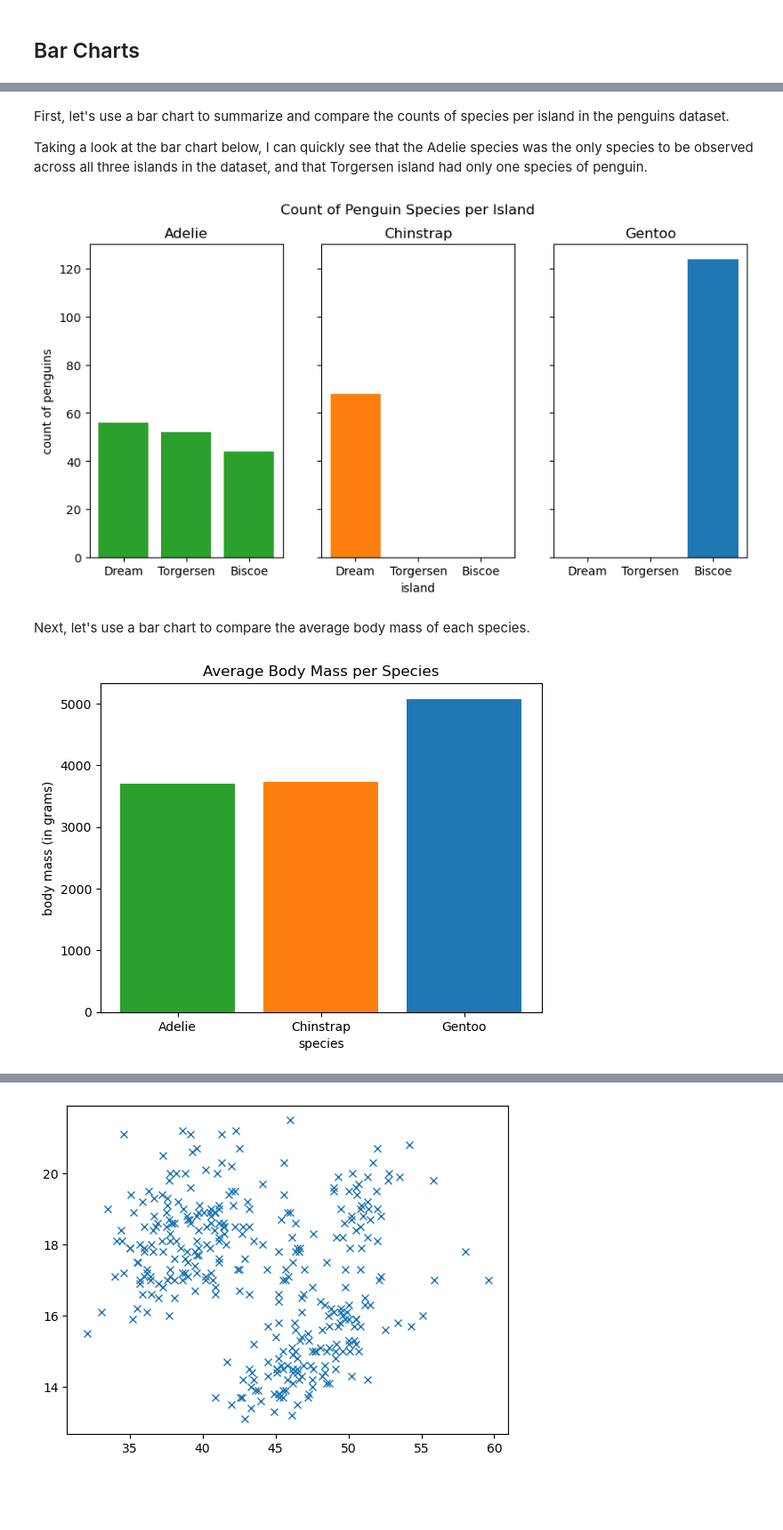
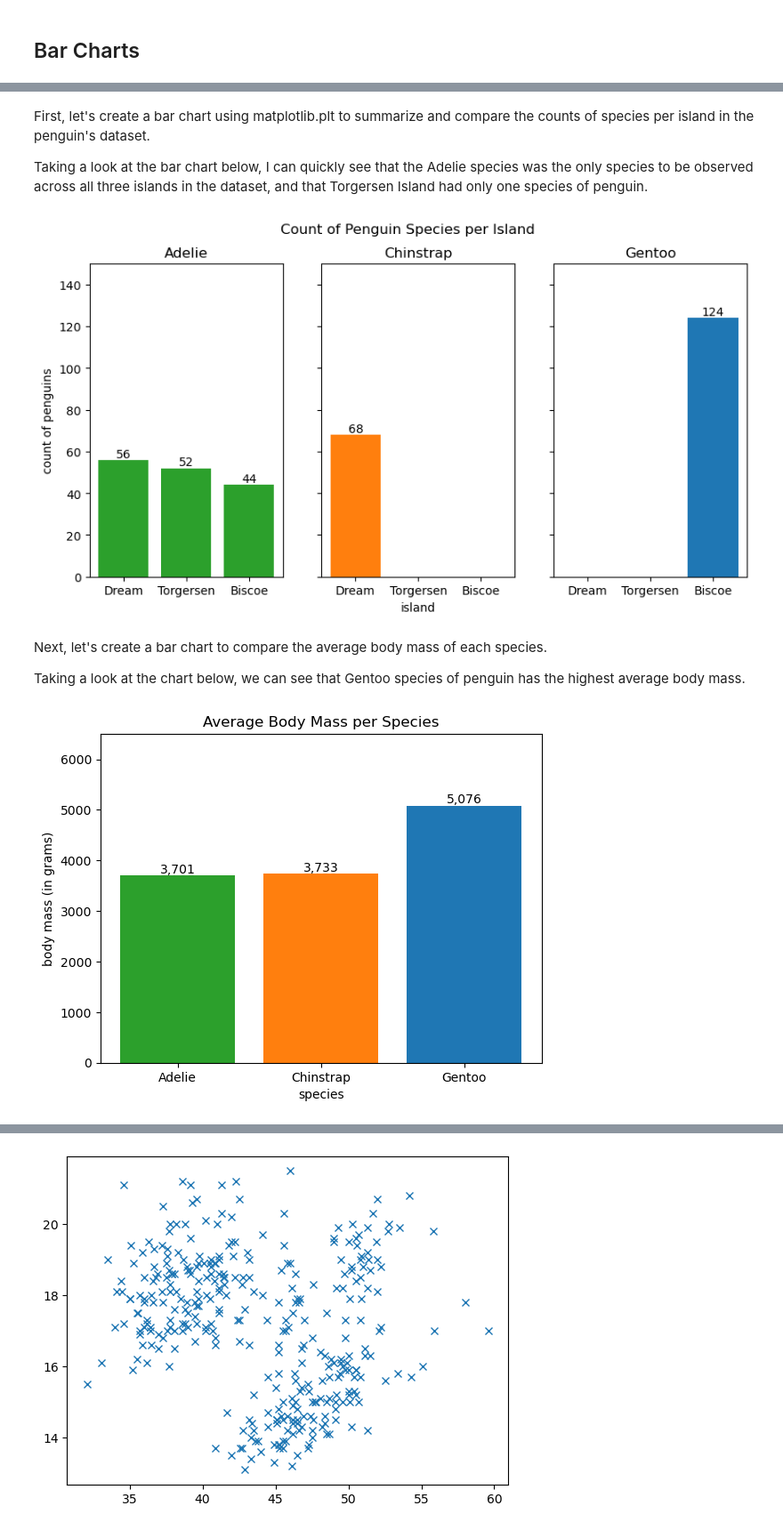
Before and after one commit to eoghanpw/pofda-mywork, a Jupyter notebook: penguins.ipynb, the cells around one changed output, grey strips where cells are left out. Shown: that part at 89% size. Saved outputs shown, nothing was run; the diff lists cells and outputs as text; code cells hidden in the pictures; blank space fills up the shorter version.

```diff
--- a/penguins.ipynb
+++ b/penguins.ipynb
@@ -157,7 +157,7 @@ Bar charts can be used to plot numeric values for variables as bars. Each variab
 # %% [markdown]
-First, let's use a bar chart to summarize and compare the counts of species per island in the penguins dataset.
+First, let's create a bar chart using matplotlib.plt to summarize and compare the counts of species per island in the penguin's dataset.
 
-Taking a look at the bar chart below, I can quickly see that the Adelie species was the only species to be observed across all three islands in the dataset, and that Torgersen island had only one species of penguin.
+Taking a look at the bar chart below, I can quickly see that the Adelie species was the only species to be observed across all three islands in the dataset, and that Torgersen Island had only one species of penguin.
 # %%
 # First let's get the count of each penguin species per island.
 adelie = penguins[penguins['species'] == "Adelie"]['island'].value_counts()
@@ -165,18 +165,26 @@ chinstrap = penguins[penguins['species'] == "Chinstrap"]['island'].value_counts(
 gentoo = penguins[penguins['species'] == "Gentoo"]['island'].value_counts()
 
 # Now let's use subplots to include each count in one figure.
-fig, (ax1, ax2, ax3) = plt.subplots(1,3,sharey=True,sharex=True)
+# Adapted from https://matplotlib.org/stable/gallery/subplots_axes_and_figures/subplots_demo.html#creating-multiple-subplots-using-plt-subplots
+fig, (ax1, ax2, ax3) = plt.subplots(1, 3, sharex=True, sharey=True)
 
-ax1.bar(adelie.index, adelie, color='tab:green')
+bar_container1 = ax1.bar(adelie.index, adelie, color='tab:green')
 ax1.set_ylabel("count of penguins")
 ax1.set_title("Adelie")
+ax1.set_ylim(0,150)
 
-ax2.bar(chinstrap.index, chinstrap, color='tab:orange')
+# Add bar labels.
+# Adapted from https://matplotlib.org/stable/gallery/lines_bars_and_markers/bar_label_demo.html#bar-label-demo.
+ax1.bar_label(bar_container1)
+
+bar_container2 = ax2.bar(chinstrap.index, chinstrap, color='tab:orange')
 ax2.set_xlabel("island")
 ax2.set_title("Chinstrap")
+ax2.bar_label(bar_container2)
 
-ax3.bar(gentoo.index, gentoo, color='tab:blue')
+bar_container3 = ax3.bar(gentoo.index, gentoo, color='tab:blue')
 ax3.set_title("Gentoo")
+ax3.bar_label(bar_container3)
 
 fig.set_figwidth(10)
 fig.align_xlabels()
@@ -184,23 +192,28 @@ fig.suptitle("Count of Penguin Species per Island")
 
 plt.show()
 # %% [output]
-[figure, old version]
+[figure, new version]
 # %% [markdown]
-Next, let's use a bar chart to compare the average body mass of each species.
+Next, let's create a bar chart to compare the average body mass of each species.
+
+Taking a look at the chart below, we can see that Gentoo species of penguin has the highest average body mass.
 # %%
 # First let's get the mean body mass per species.
 body_mass_species = penguins.groupby(['species'])['body_mass_g'].mean()
 
 # Set the colours for each species.
 colours = ['tab:green', 'tab:orange', 'tab:blue']
 
 # Use subplots to create the bar chart.
 fig, ax = plt.subplots()
-ax.bar(body_mass_species.index, body_mass_species, color=colours)
+
+bar_container = ax.bar(body_mass_species.index, body_mass_species, color=colours)
 ax.set_xlabel("species")
 ax.set_ylabel("body mass (in grams)")
 ax.set_title("Average Body Mass per Species")
+ax.set_ylim(0,6500)
+ax.bar_label(bar_container, fmt='{:,.0f}')
 
 plt.show()
 # %% [output]
-[figure, old version]
+[figure, new version]
```
Also changed, not shown: parts of 16 cells of this notebook.
